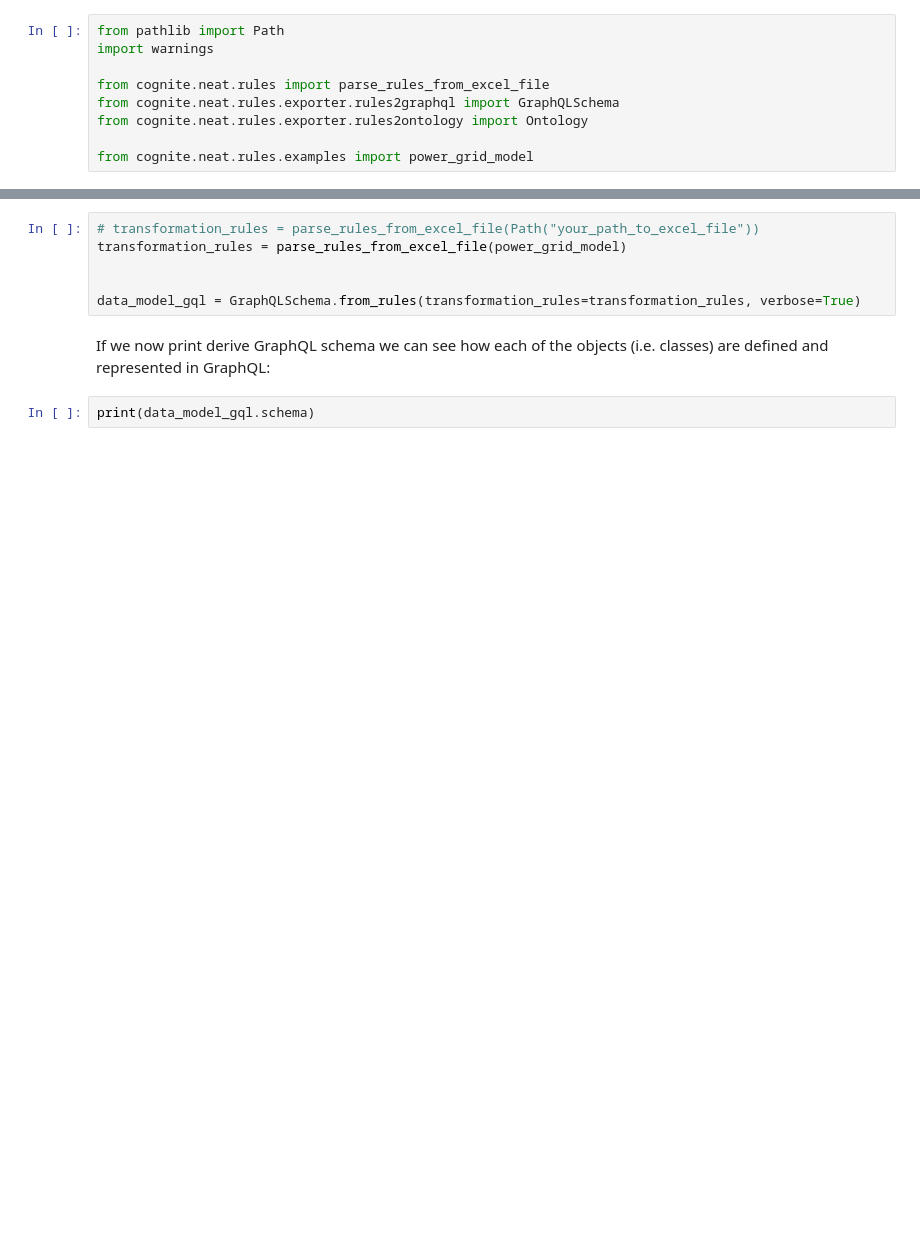
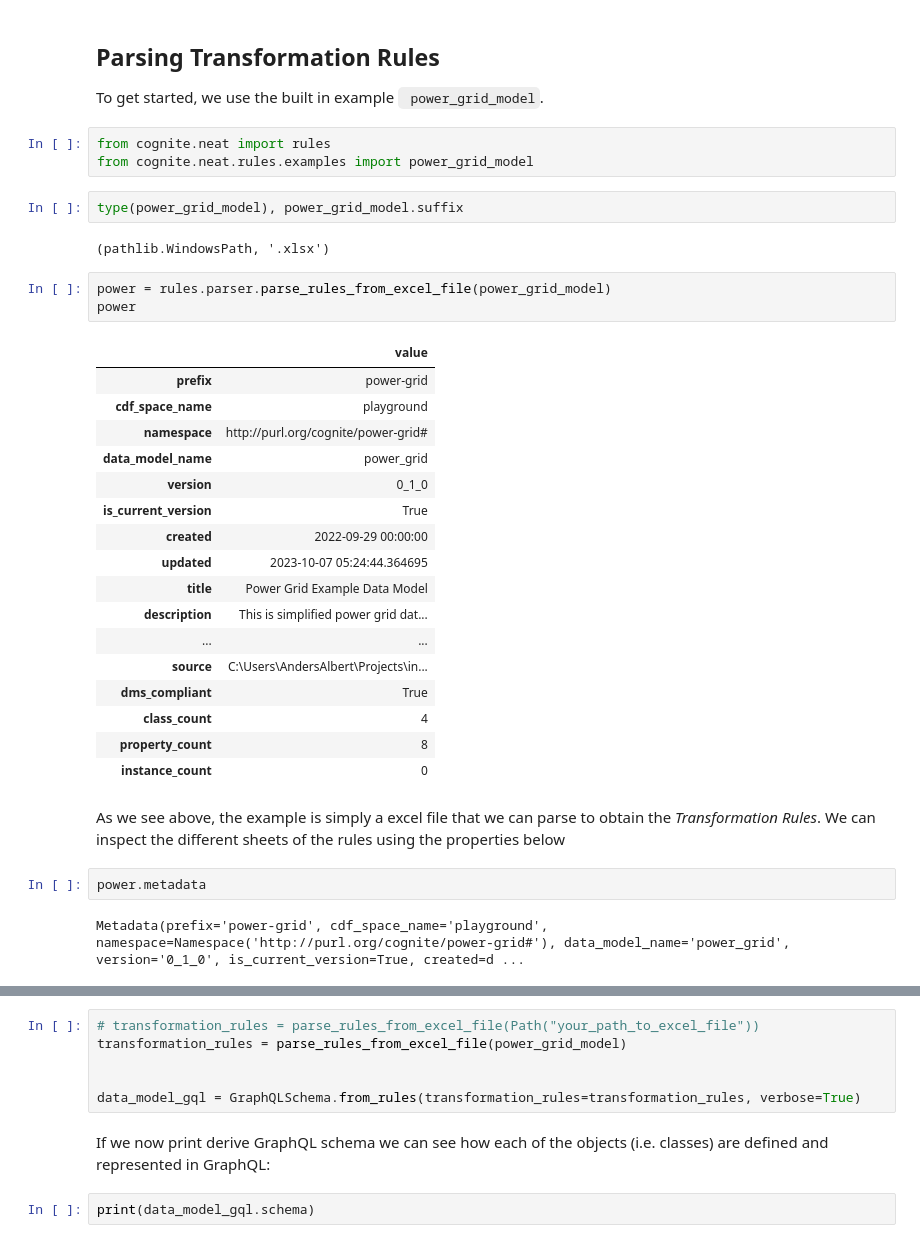
Before and after one commit to cognitedata/neat, a Jupyter notebook: docs/tutorial/notebooks/part-1-data-model-generation.ipynb, the cells around one changed output, grey strips where cells are left out. Cells and saved outputs as stored; diff of their text form; blank space fills up the shorter version.

```diff
--- a/docs/tutorial/notebooks/part-1-data-model-generation.ipynb
+++ b/docs/tutorial/notebooks/part-1-data-model-generation.ipynb
@@ -22,9 +19,39 @@ Let's import all necessary libraries. For simplicity we also provide already pre
+# %% [markdown]
+## Parsing Transformation Rules
+
+To get started, we use the built in example ` power_grid_model`.
 # %%
-from pathlib import Path
-import warnings
-
-from cognite.neat.rules import parse_rules_from_excel_file
-from cognite.neat.rules.exporter.rules2graphql import GraphQLSchema
-from cognite.neat.rules.exporter.rules2ontology import Ontology
-
+from cognite.neat import rules
 from cognite.neat.rules.examples import power_grid_model
+# %%
+type(power_grid_model), power_grid_model.suffix
+# %% [output]
+(pathlib.WindowsPath, '.xlsx')
+# %%
+power = rules.parser.parse_rules_from_excel_file(power_grid_model)
+power
+# %% [output]
+|  | value |
+| prefix | power-grid |
+| cdf_space_name | playground |
+| namespace | http://purl.org/cognite/power-grid# |
+| data_model_name | power_grid |
+| version | 0_1_0 |
+| is_current_version | True |
+| created | 2022-09-29 00:00:00 |
+| updated | 2023-10-07 05:24:44.364695 |
+| title | Power Grid Example Data Model |
+| description | This is simplified power grid dat... |
+| ... | ... |
+| source | C:\Users\AndersAlbert\Projects\in... |
+| dms_compliant | True |
+| class_count | 4 |
+| property_count | 8 |
+| instance_count | 0 |
+# %% [markdown]
+As we see above, the example is simply a excel file that we can parse to obtain the *Transformation Rules*.
+We can inspect the different sheets of the rules using the properties below
+# %%
+power.metadata
+# %% [output]
+Metadata(prefix='power-grid', cdf_space_name='playground', namespace=Namespace('http://purl.org/cognite/power-grid#'), data_model_name='power_grid', version='0_1_0', is_current_version=True, created=d ...
```
Also changed, not shown: parts of 10 cells of this notebook, 8 other files.
